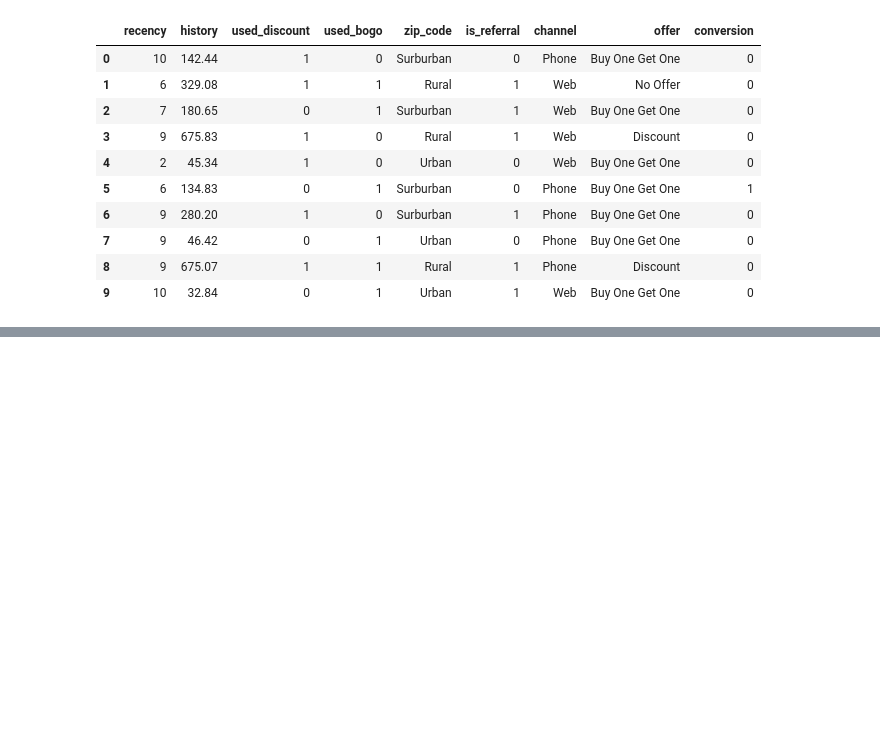
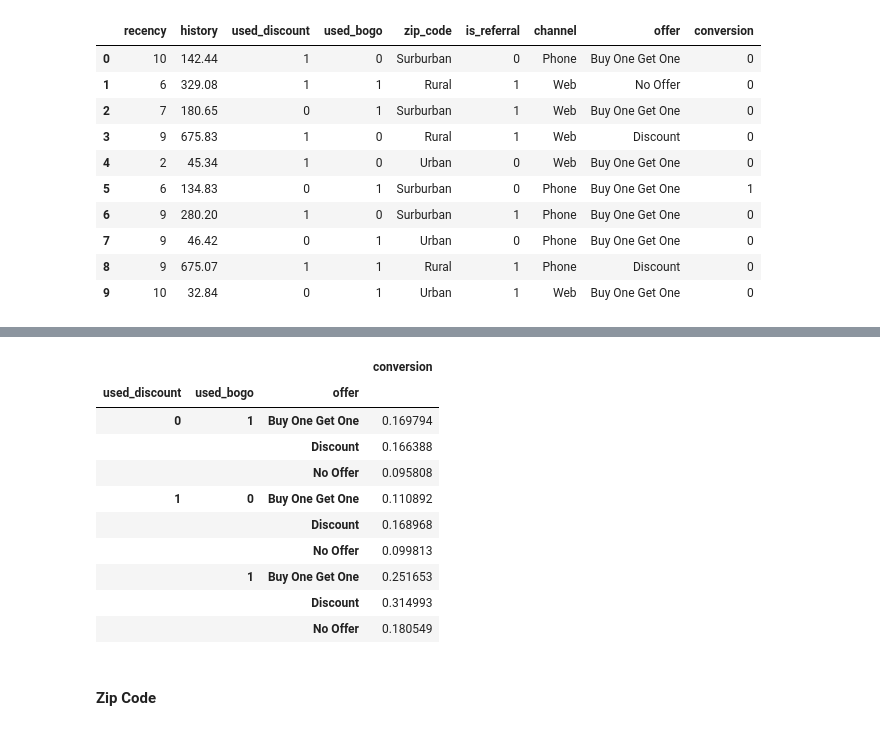
Before and after one commit to Williamdst/Springboard-DSC, a Jupyter notebook: 22.3_Data-Driven-Growth/VII_Market-Response-Models.ipynb, the cells around one changed output, grey strips where cells are left out. Drawn from its saved outputs; the diff is of its cells as text; code cells hidden in the pictures; blank space fills up the shorter version.

```diff
--- a/22.3_Data-Driven-Growth/VII_Market-Response-Models.ipynb
+++ b/22.3_Data-Driven-Growth/VII_Market-Response-Models.ipynb
@@ -55,0 +167,16 @@ df_data.head(10)
+# %%
+df_data.groupby(['used_discount','used_bogo','offer']).agg({'conversion':'mean'})
+# %% [output]
+|  |  |  | conversion |
+| used_discount | used_bogo | offer |  |
+| 0 | 1 | Buy One Get One | 0.169794 |
+|  |  | Discount | 0.166388 |
+|  |  | No Offer | 0.095808 |
+| 1 | 0 | Buy One Get One | 0.110892 |
+|  |  | Discount | 0.168968 |
+|  |  | No Offer | 0.099813 |
+|  | 1 | Buy One Get One | 0.251653 |
+|  |  | Discount | 0.314993 |
+|  |  | No Offer | 0.180549 |
+# %% [markdown]
+#### Zip Code
```
Also changed, not shown: parts of 33 cells of this notebook.
